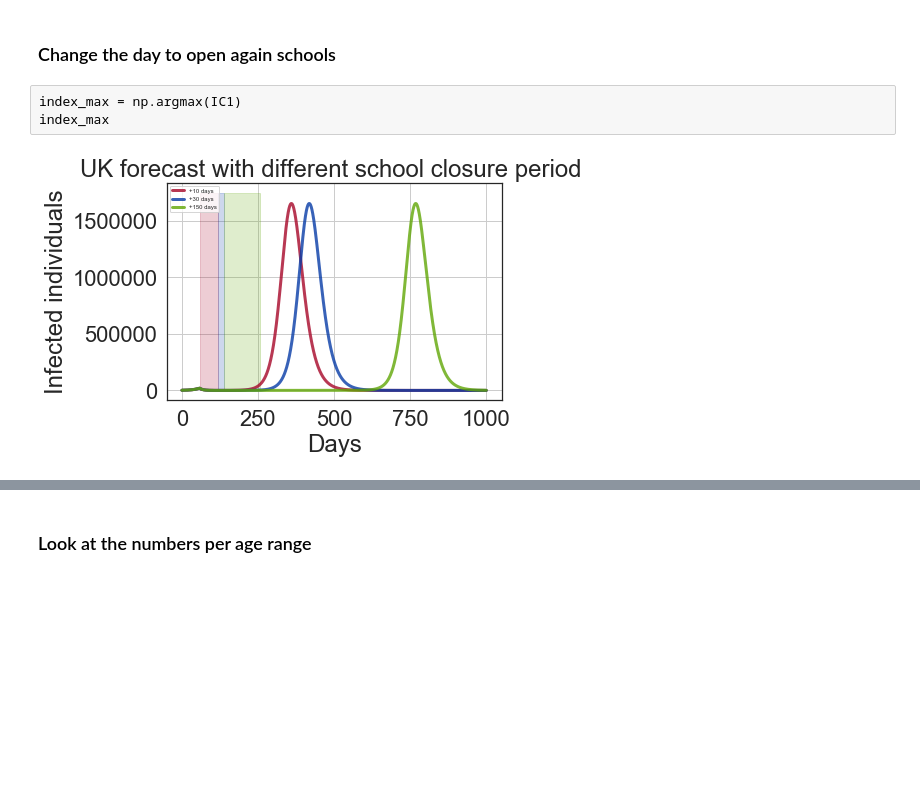
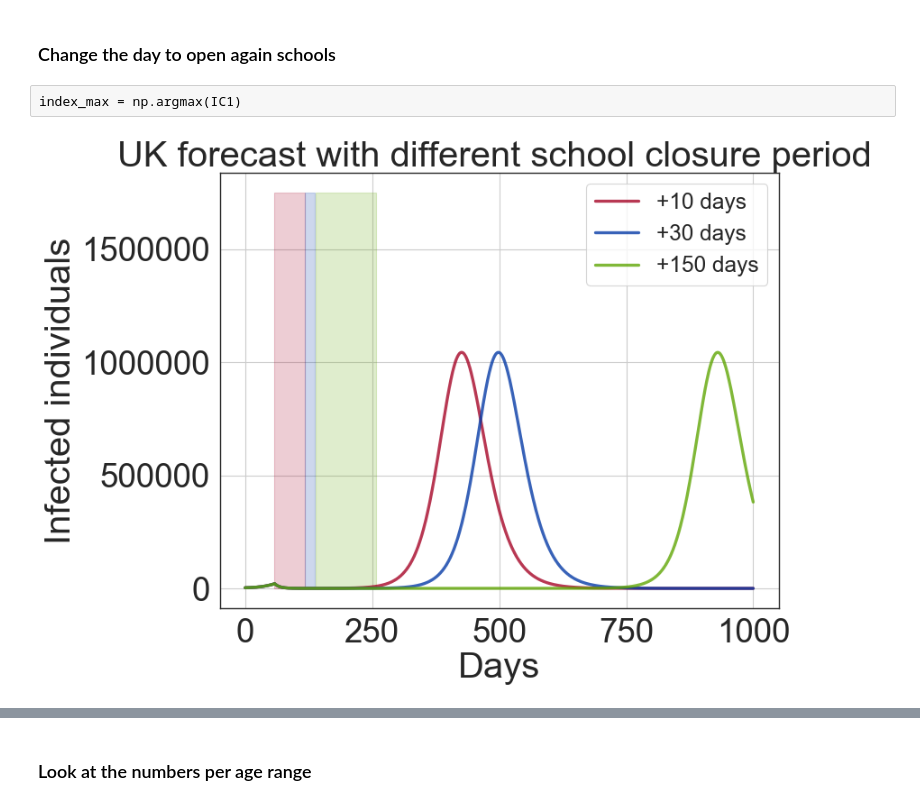
Before and after one commit to ineskris/pyross, a Jupyter notebook: examples/control/addbyme/uk_SIRmodel.ipynb, the cells around one changed output, grey strips where cells are left out. Saved outputs shown, nothing was run; the diff lists cells and outputs as text; code cells hidden in the pictures; blank space fills up the shorter version.

```diff
--- a/examples/control/addbyme/uk_SIRmodel.ipynb
+++ b/examples/control/addbyme/uk_SIRmodel.ipynb
@@ -167,7 +146,7 @@ The infection parameter $\beta$ is unknown, so we fit it to the case data till 2
 # %%
-## Parameters that change !
+## Parameters of the model (random)
 
-beta  = 0.01646692 # infection rate assumed intrinsic to the pathogen
+beta  = 0.01546692 # infection rate assumed intrinsic to the pathogen
 gIa   = 1./7             # recovery rate of asymptomatic infectives (7 days)
 gIs   = 1./7             # recovery rate of symptomatic infectives
 alpha = 0.               # fraction of asymptomatic infectives
@@ -175,7 +154,7 @@ fsa   = 1             # the self-isolation parameter
 
 
 # initial conditions
-Is_0 = np.zeros((M));  Is_0[0:15]=100
+Is_0 = np.zeros((M));  Is_0[0:15]=200
 Ia_0 = np.zeros((M)) # no asymptomatic infectives
 R_0  = np.zeros((M))
 S_0  = Ni - (Ia_0 + Is_0 + R_0)
@@ -237,24 +204,13 @@ max(IC)
 # %%
-
-
-
 fig = plt.figure(num=None, figsize=(10, 8), dpi=80, facecolor='w', edgecolor='k')
-plt.rcParams.update({'font.size': 22})
-
+plt.rcParams.update({'font.size': 12})
 plt.plot(t, IC, '-', lw=4, color='#A60628', label='forecast', alpha=0.8)
-plt.xticks(np.arange(0, Tf, 90), ('22/01', '30/04'  ));
 plt.axvline(x=index_max/10, ymin=0, ymax=175000, color='#A60628')
-plt.text(x=index_max/10, y=0, s='May 19', fontsize=10)
-
-
 day, cases = np.array(np.arange(1,Tf)), np.array(case[0:Tf])
-
-
 plt.plot(cases, 'o-', lw=4, color='#348ABD', ms=5, label='data', alpha=0.5)
 plt.legend(fontsize=15, loc='upper left'); plt.grid()
 plt.autoscale(enable=True, axis='x', tight=True)
 plt.ylabel('Infected individuals');
-# plt.title('No measure');
-
+plt.title('No measure');
 plt.savefig('FullmatrixC.png', format='png', dpi=200)
 # %% [output]
@@ -435,39 +372,22 @@ for i in range(M):
         IC3 += data3['X'][:,2*M+i]
 # %% [raw]
 index_max = np.argmax(IC1)
-index_max
 # %%
-plt.rcParams.update({'font.size': 8})
+fig = plt.figure(num=None, figsize=(10, 8), dpi=80, facecolor='w', edgecolor='k')
+plt.rcParams.update({'font.size': 6})
 plt.plot(t1, IC1, '-', lw=3, color='#A60628', label='+10 days', alpha=0.8)
-# plt.xticks(np.arange(0, Tf, 15), ('1/22', '2/6', '2/21', '3/16', '3/31', '4/15','4/30' ));
 plt.fill_between(np.arange(dayclosure,dayopen1), 0, 1750000, color="#A60628", alpha=0.2)
-
 
 plt.plot(t2, IC2, '-', lw=3, color='#063ba6', label='+30 days', alpha=0.8)
 plt.fill_between(np.arange(dayopen1,dayopen2), 0, 1750000, color="#063ba6", alpha=0.2)
 
-
-
 plt.plot(t3, IC3, '-', lw=3, color='#61a606', label='+150 days', alpha=0.8)
 plt.fill_between(np.arange(dayopen2,dayopen3), 0, 1750000, color="#61a606", alpha=0.2)
 
-# plt.xticks(np.arange(0, Tf, 30), ('22/01', '21/02', '31/03','30/04' , '30/05','29/06', '28/07' ,'27/08','27/09', '26/10','26/11','25/12' ));
-
-# plt.axvline(x=index_max/10, ymin=0, ymax=175000, color='#A60628')
-# plt.text(x=index_max/10, y=0, s='September 7', fontsize=10)
-
-# plt.xticks(np.arange(0, Tf, 90), ('22/01', '30/04'  ));
-
-
-# day, cases = np.array(np.arange(1,Tf)), np.array(case[0:Tf])
-
-
-# plt.plot(cases, 'o-', lw=4, color='#348ABD', ms=5, label='data', alpha=0.5)
-plt.legend(fontsize=6, loc='upper left'); plt.grid()
-# plt.autoscale(enable=True, axis='x', tight=True)
+plt.legend(fontsize=22); plt.axis('tight'); plt.grid()
 plt.ylabel('Infected individuals');
 plt.xlabel('Days')
 plt.title('UK forecast with different school closure period ');
 plt.savefig('UK-forecast-with-different-school-closure-period.png', format='png', dpi=200)
 # %% [output]
-[figure, old version]
+[figure, new version]
```
Also changed, not shown: parts of 62 cells of this notebook, 15 other files.
